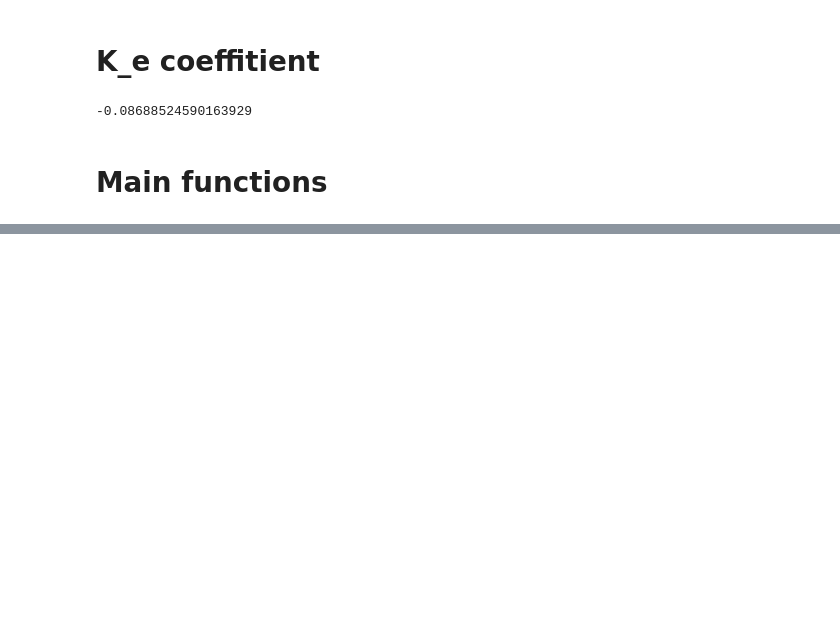
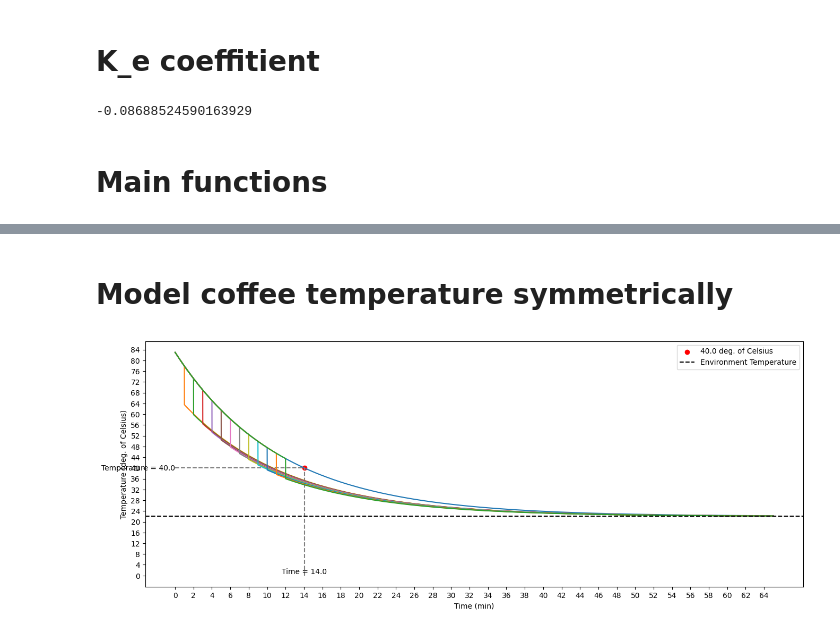
Before and after one commit to GrindelfP/system-modelling, a Jupyter notebook: cup-of-coffee/cupofcoffe.ipynb, the cells around one changed output, grey strips where cells are left out. Cells and saved outputs as stored; diff of their text form; code cells hidden in the pictures; blank space fills up the shorter version.

Commit message:
complete cup of coffe methods

```diff
--- a/cup-of-coffee/cupofcoffe.ipynb
+++ b/cup-of-coffee/cupofcoffe.ipynb
@@ -158,0 +221,57 @@ plt.show()
+# %% [markdown]
+# Model coffee temperature symmetrically
+# %%
+def model_temperature_symmetrically() -> list[tuple[float, float]]:
+  temp_time_pairs: list[tuple[float, float]] = [[T_initial, t_0]]
+  for i in range(ITERATIONS):
+    T_current = temp_time_pairs[-1][0]
+    time_current = temp_time_pairs[-1][1]
+    T_next = get_next_temperature_symmetrical(T_current)
+    time_next = time_current + dt
+    temp_time_next_pair = [T_next, time_next]
+    temp_time_pairs.append(temp_time_next_pair)
+
+  return temp_time_pairs
+
+def model_temperature_with_milk_symmetrically(milk_time: float) -> list[tuple[float, float]]:
+  temp_time_pairs: list[tuple[float, float]] = [[T_initial, t_0]]
+  time_current: float = 0.0
+  T_current: float = T_initial
+  counter: int = 0
+  while time_current < milk_time:
+    counter += 1
+    T_current = temp_time_pairs[-1][0]
+    time_current = temp_time_pairs[-1][1]
+    T_next = get_next_temperature_symmetrical(T_current)
+    time_next = time_current + dt
+    temp_time_next_pair = [T_next, time_next]
+    temp_time_pairs.append(temp_time_next_pair)
+
+  T_current = drop_temp_by_milk(T_current)
+  temp_time_pairs.append((T_current, milk_time))
+
+  remaining_iterations: int = ITERATIONS - counter
+
+  for i in range(remaining_iterations):
+    T_current = temp_time_pairs[-1][0]
+    time_current = temp_time_pairs[-1][1]
+    T_next = get_next_temperature_symmetrical(T_current)
+    time_next = time_current + dt
+    temp_time_next_pair = [T_next, time_next]
+    temp_time_pairs.append(temp_time_next_pair)
+
+  return temp_time_pairs
+
+
+def simulate_symmetrically() -> list[list[tuple[float, float]]]:
+  simulation_result: list[list[tuple[float, float]]] = [model_temperature()]
+
+  for i in range(1, 13):
+    milk_time = float(i)
+    simulation_result.append(model_temperature_with_milk_symmetrically(milk_time))
+
+  return simulation_result
+
+plot(simulate_implicit())
+# %% [output]
+[figure, added]
```
Also changed, not shown: parts of 10 cells of this notebook, 2 other files.
